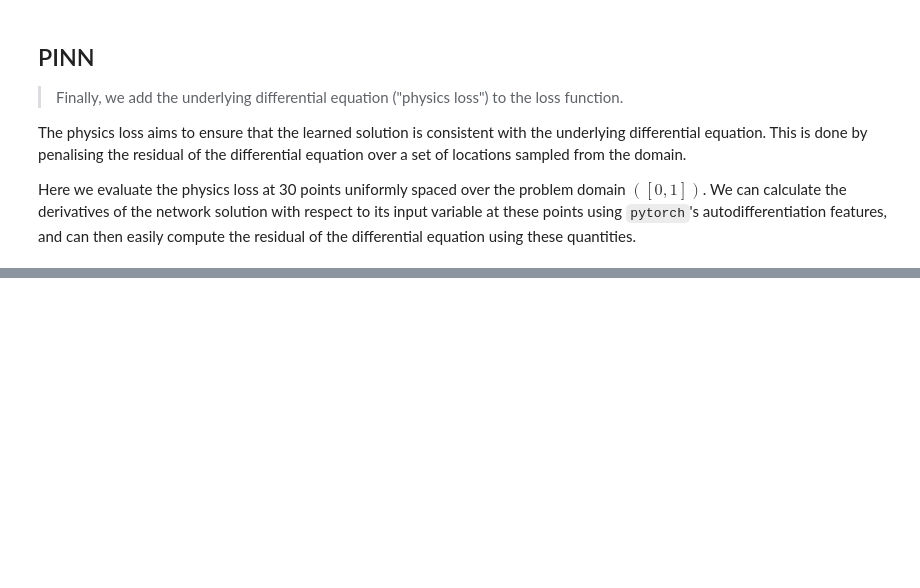
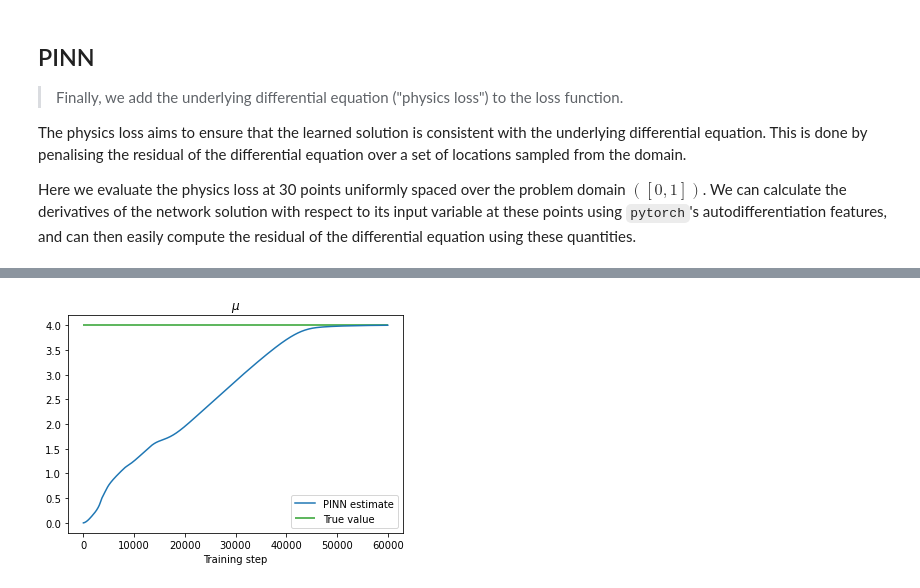
Before and after one commit to benmoseley/harmonic-oscillator-pinn, a Jupyter notebook: Harmonic oscillator PINN.ipynb, the cells around one changed output, grey strips where cells are left out. Saved outputs shown, nothing was run; the diff lists cells and outputs as text; code cells hidden in the pictures; blank space fills up the shorter version.

```diff
--- a/Harmonic oscillator PINN.ipynb
+++ b/Harmonic oscillator PINN.ipynb
@@ -230,0 +238,10 @@ save_gif_PIL("pinn.gif", files, fps=20, loop=0)
+# %%
+plt.figure()
+plt.title("$\mu$")
+plt.plot(mus, label="PINN estimate")
+plt.hlines(2*d, 0, len(mus), label="True value", color="tab:green")
+plt.legend(loc="lower right")
+plt.xlabel("Training step")
+plt.show()
+# %% [output]
+[figure, added]
```
Also changed, not shown: parts of 1 cell of this notebook.
